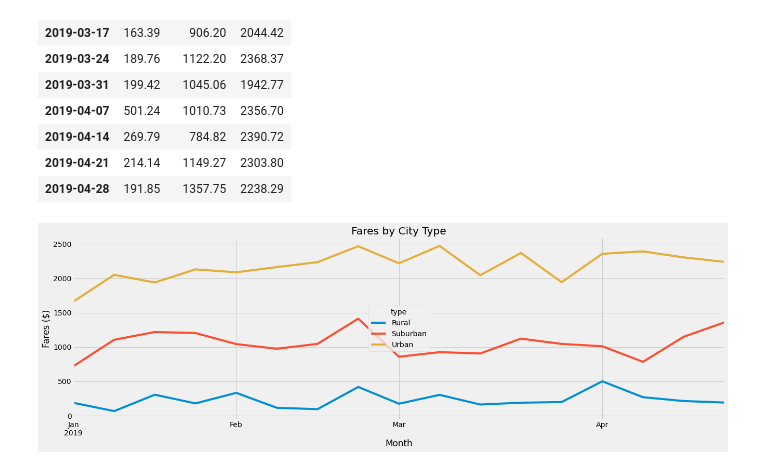
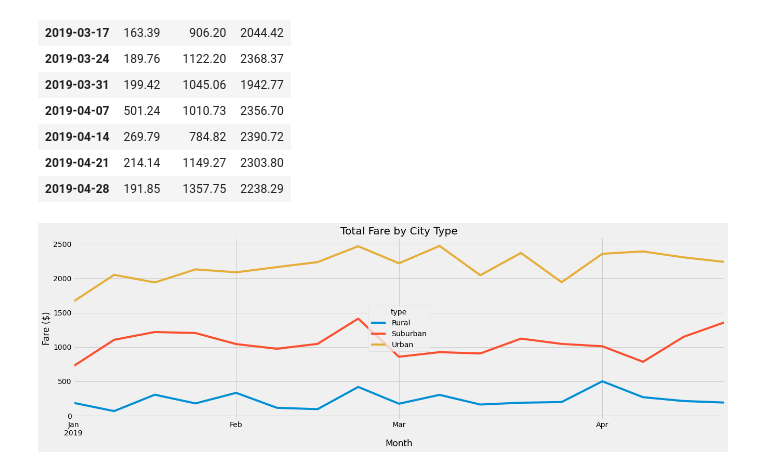
Before and after one commit to sjpozzuoli/PyBer_Analysis, a Jupyter notebook: PyBer_Challenge.ipynb, the cells around one changed output. Cells and saved outputs as stored; diff of their text form; code cells hidden in the pictures.

```diff
--- a/PyBer_Challenge.ipynb
+++ b/PyBer_Challenge.ipynb
@@ -246,16 +246,16 @@ pyber_jan_to_april_fares_by_week_df
 # %%
 # 8. Using the object-oriented interface method, plot the resample DataFrame using the df.plot() function.
 
 # Import the style from Matplotlib.
 from matplotlib import style
 # Use the graph style fivethirtyeight.
 style.use('fivethirtyeight')
 
 pyber_jan_to_april_fares_by_week_df.plot(figsize=(20, 6))
-plt.title("Fares by City Type")
+plt.title("Total Fare by City Type")
 plt.xlabel("Month")
-plt.ylabel("Fares ($)")
+plt.ylabel("Fare ($)")
 
 plt.savefig("analysis/PyBer_fare_summary.png")
 # %% [output]
-[figure, old version]
+[figure, new version]
```
